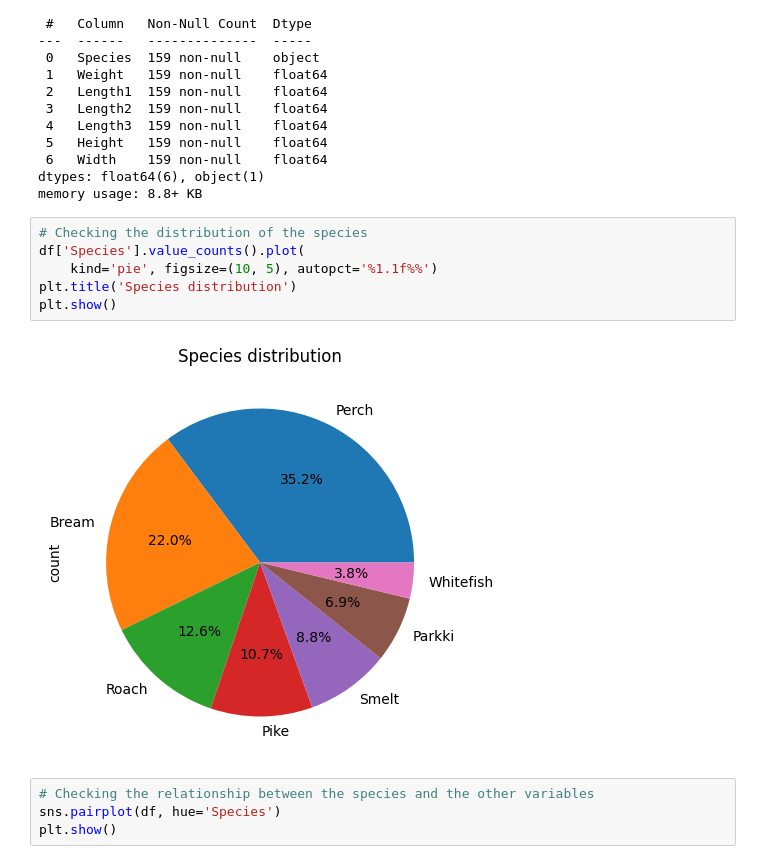
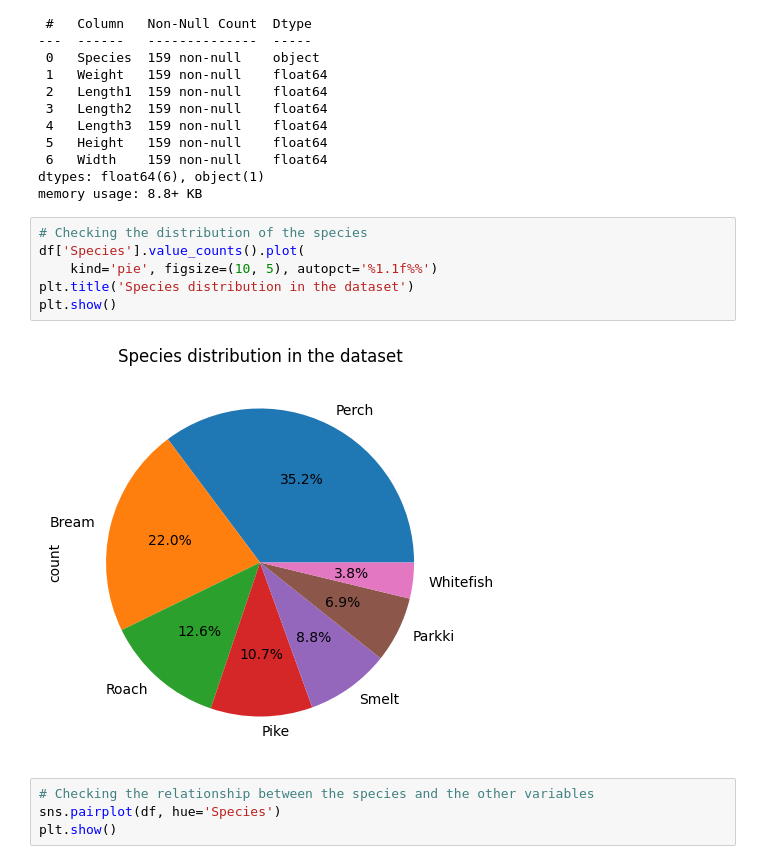
Before and after one commit to joaoalexarruda/fishcatch, a Jupyter notebook: main.ipynb, the cells around one changed output. Saved outputs shown, nothing was run; the diff lists cells and outputs as text.

```diff
--- a/main.ipynb
+++ b/main.ipynb
@@ -62,11 +64,11 @@ memory usage: 8.8+ KB
 # %%
 # Checking the distribution of the species
 df['Species'].value_counts().plot(
     kind='pie', figsize=(10, 5), autopct='%1.1f%%')
-plt.title('Species distribution')
+plt.title('Species distribution in the dataset')
 plt.show()
 # %% [output]
-[figure, old version]
+[figure, new version]
 # %%
 # Checking the relationship between the species and the other variables
 sns.pairplot(df, hue='Species')
```
Also changed, not shown: parts of 2 cells of this notebook.
